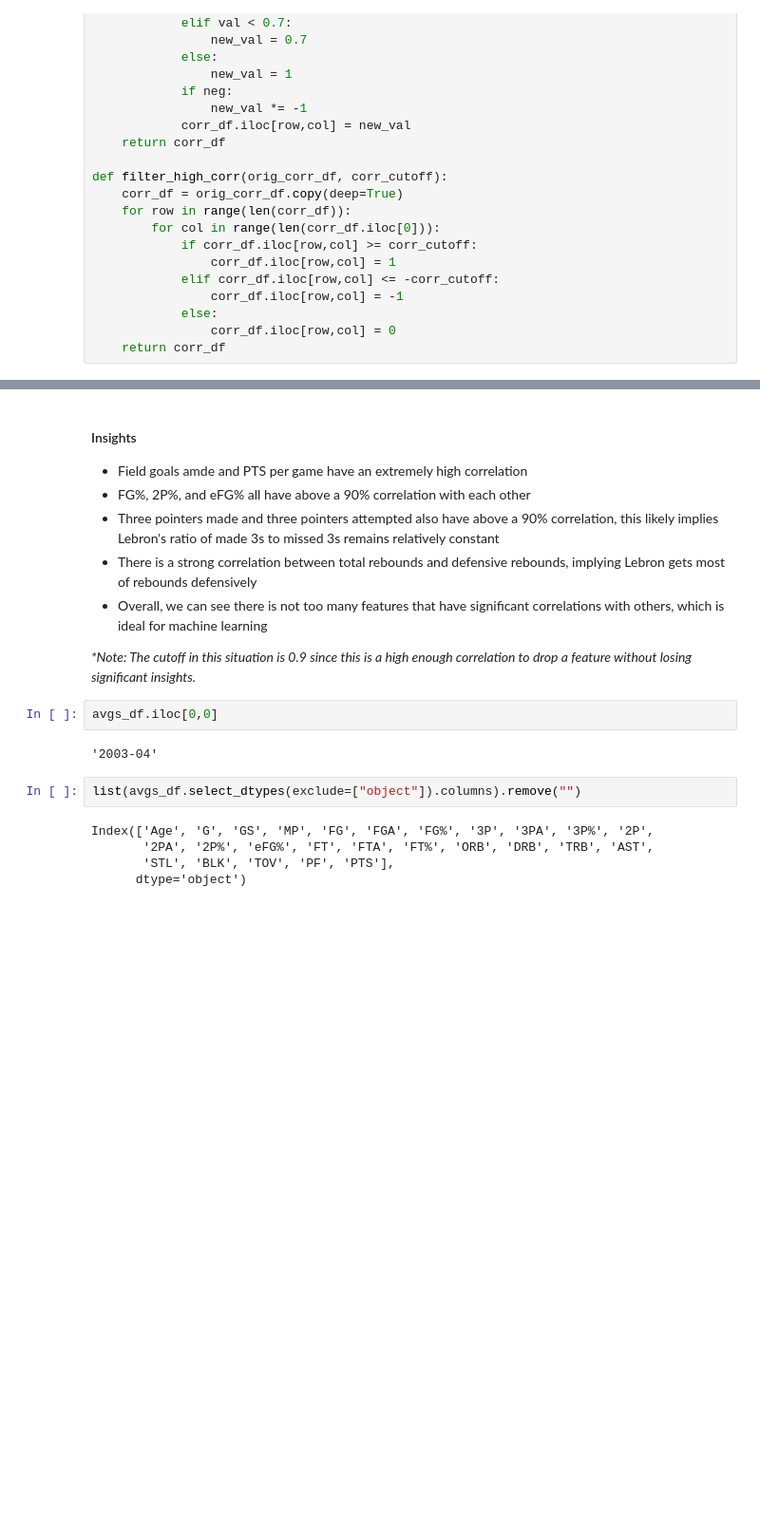
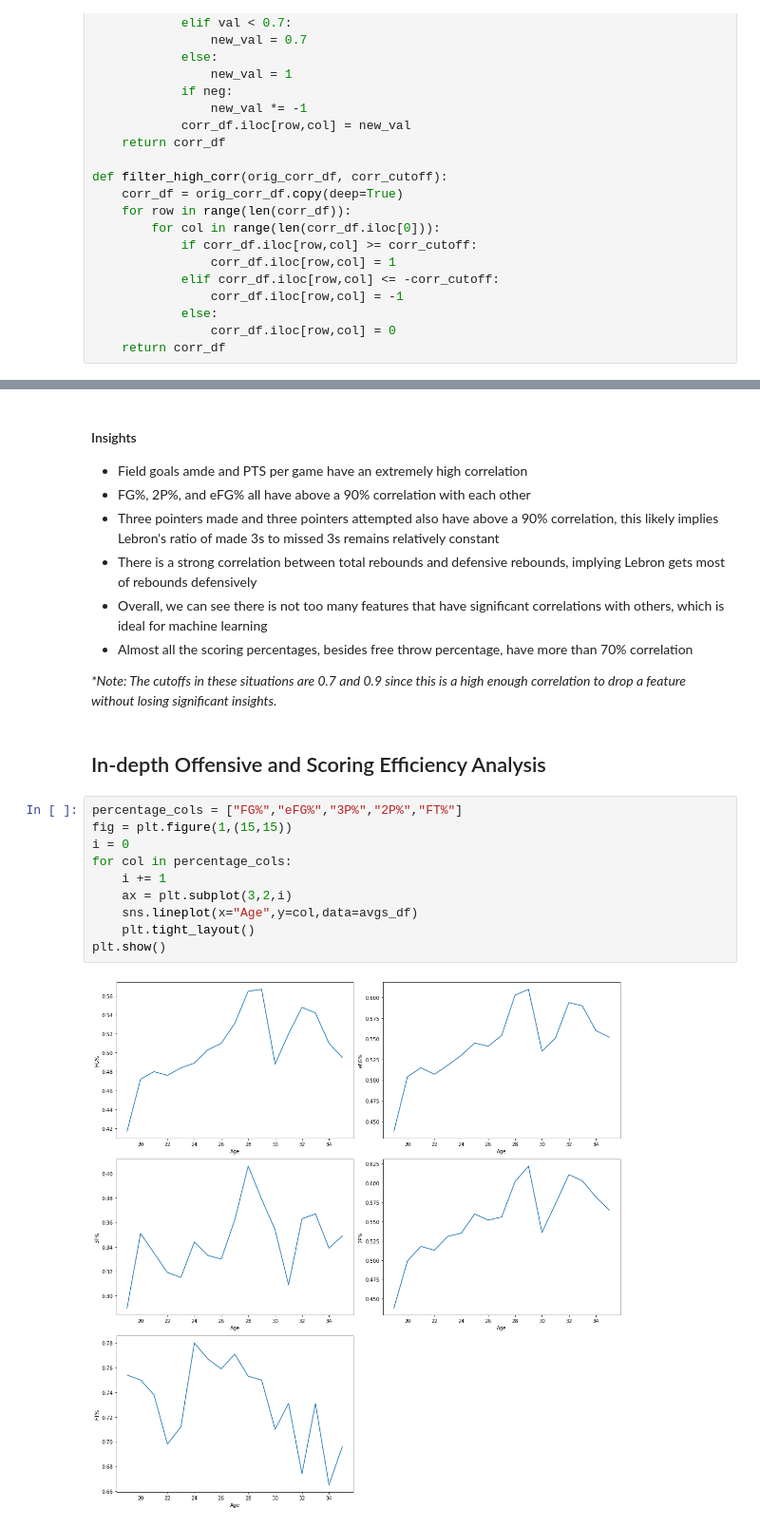
Before and after one commit to SarthakKamboj/Lebron-James-Efficiency-ML-Models, a Jupyter notebook: Data Visualization.ipynb, the cells around one changed output, grey strips where cells are left out. Shown at 95% size. Drawn from its saved outputs; the diff is of its cells as text; blank space fills up the shorter version.

Commit message:
started performing analysis on scoring efficiency

```diff
--- a/Data Visualization.ipynb
+++ b/Data Visualization.ipynb
@@ -173,16 +226,20 @@ plt.show()
     <li>Three pointers made and three pointers attempted also have above a 90% correlation, this likely implies Lebron's ratio of made 3s to missed 3s remains relatively constant</li>
     <li>There is a strong correlation between total rebounds and defensive rebounds, implying Lebron gets most of rebounds defensively</li>
     <li>Overall, we can see there is not too many features that have significant correlations with others, which is ideal for machine learning</li>
+    <li>Almost all the scoring percentages, besides free throw percentage, have more than 70% correlation</li>
 </ul>
-<i>*Note: The cutoff in this situation is 0.9 since this is a high enough correlation to drop a feature without losing significant insights.</i>
+<i>*Note: The cutoffs in these situations are 0.7 and 0.9 since this is a high enough correlation to drop a feature without losing significant insights.</i>
-# %%
-avgs_df.iloc[0,0]
-# %% [output]
-'2003-04'
-# %%
-list(avgs_df.select_dtypes(exclude=["object"]).columns).remove("")
-# %% [output]
-Index(['Age', 'G', 'GS', 'MP', 'FG', 'FGA', 'FG%', '3P', '3PA', '3P%', '2P',
-       '2PA', '2P%', 'eFG%', 'FT', 'FTA', 'FT%', 'ORB', 'DRB', 'TRB', 'AST',
-       'STL', 'BLK', 'TOV', 'PF', 'PTS'],
-      dtype='object')
+# %% [markdown]
+<h2>In-depth Offensive and Scoring Efficiency Analysis</h2>
+# %%
+percentage_cols = ["FG%","eFG%","3P%","2P%","FT%"]
+fig = plt.figure(1,(15,15))
+i = 0
+for col in percentage_cols:
+    i += 1
+    ax = plt.subplot(3,2,i)
+    sns.lineplot(x="Age",y=col,data=avgs_df)
+    plt.tight_layout()
+plt.show()
+# %% [output]
+[figure, added]
```
Also changed, not shown: parts of 15 cells of this notebook.
